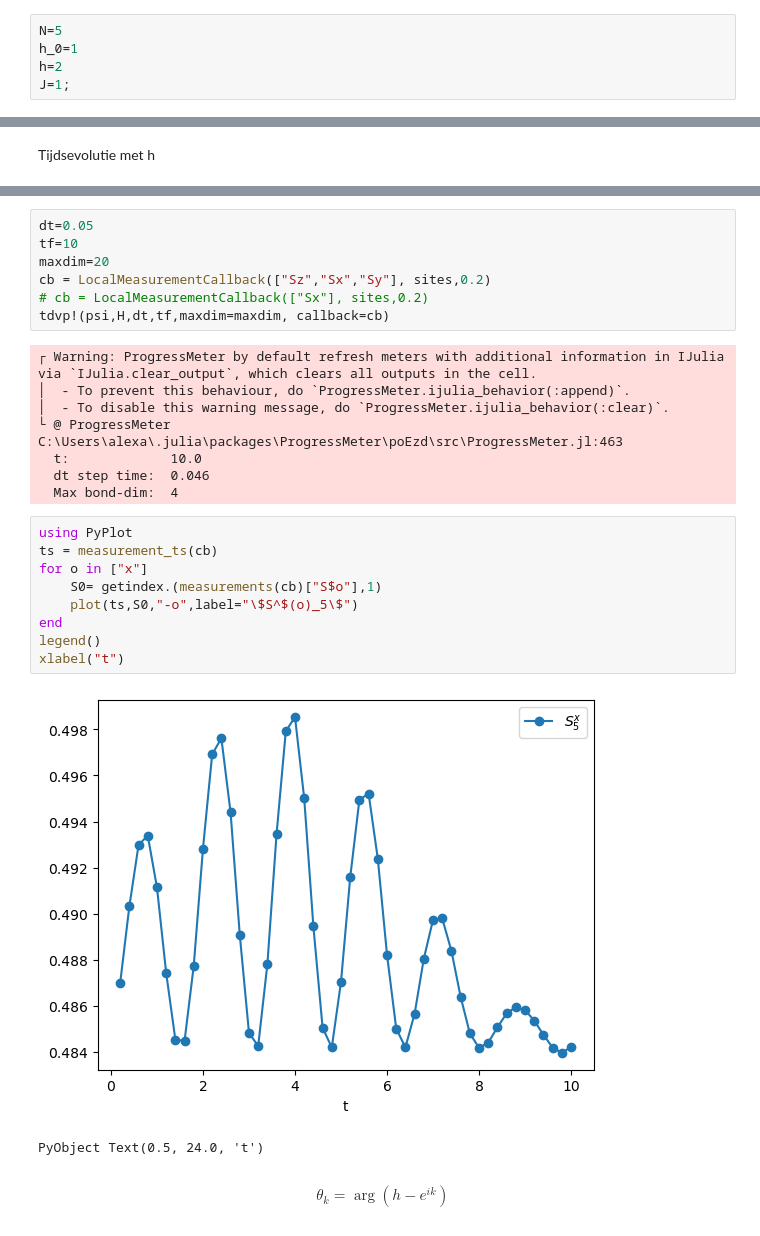
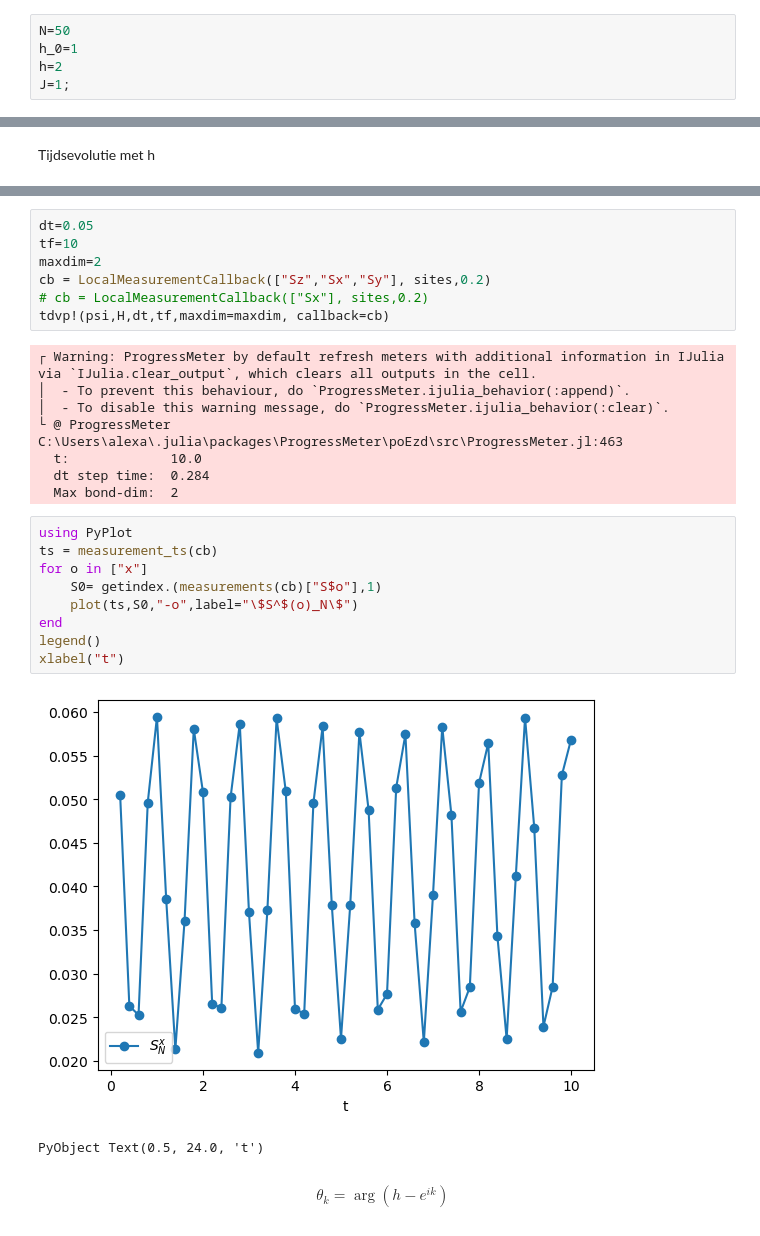
Before and after one commit to AlexanderTrap/Thesis, a Jupyter notebook: transverse_field check.ipynb, the cells around one changed output, grey strips where cells are left out. Drawn from its saved outputs; the diff is of its cells as text.

```diff
--- a/transverse_field check.ipynb
+++ b/transverse_field check.ipynb
@@ -8,7 +3,7 @@ using ITensors, TimeEvoMPS
 # %% [markdown]
 variabelen definiëren
 # %%
-N=5
+N=50
 h_0=1
 h=2
 J=1;
@@ -59,7 +56,7 @@ H= MPO(ampo,sites);
 # %%
 dt=0.05
 tf=10
-maxdim=20
+maxdim=2
 cb = LocalMeasurementCallback(["Sz","Sx","Sy"], sites,0.2)
 # cb = LocalMeasurementCallback(["Sx"], sites,0.2)
 tdvp!(psi,H,dt,tf,maxdim=maxdim, callback=cb)
@@ -69,19 +66,19 @@ tdvp!(psi,H,dt,tf,maxdim=maxdim, callback=cb)
 │  - To disable this warning message, do `ProgressMeter.ijulia_behavior(:clear)`.
 └ @ ProgressMeter C:\Users\alexa\.julia\packages\ProgressMeter\poEzd\src\ProgressMeter.jl:463
   t:             10.0
-  dt step time:  0.046
-  Max bond-dim:  4
+  dt step time:  0.284
+  Max bond-dim:  2
 # %%
 using PyPlot
 ts = measurement_ts(cb)
 for o in ["x"]
     S0= getindex.(measurements(cb)["S$o"],1)
-    plot(ts,S0,"-o",label="\$S^$(o)_5\$")
+    plot(ts,S0,"-o",label="\$S^$(o)_N\$")
 end
 legend()
 xlabel("t")
 # %% [output]
-[figure, old version]
+[figure, new version]
 PyObject Text(0.5, 24.0, 't')
 # %% [markdown]
 $$\theta_{k} =\arg \left(h-e^{i k}\right)
```
Also changed, not shown: parts of 7 cells of this notebook.
